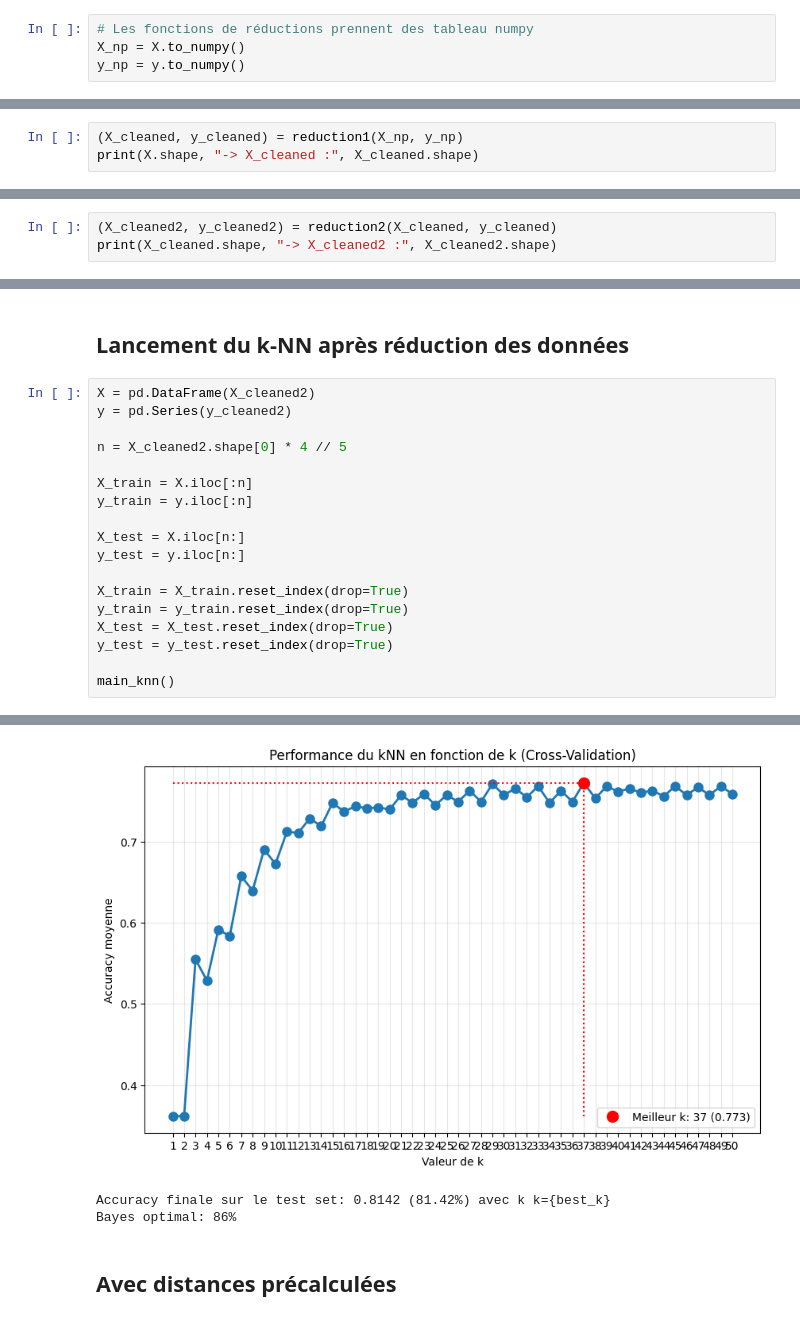
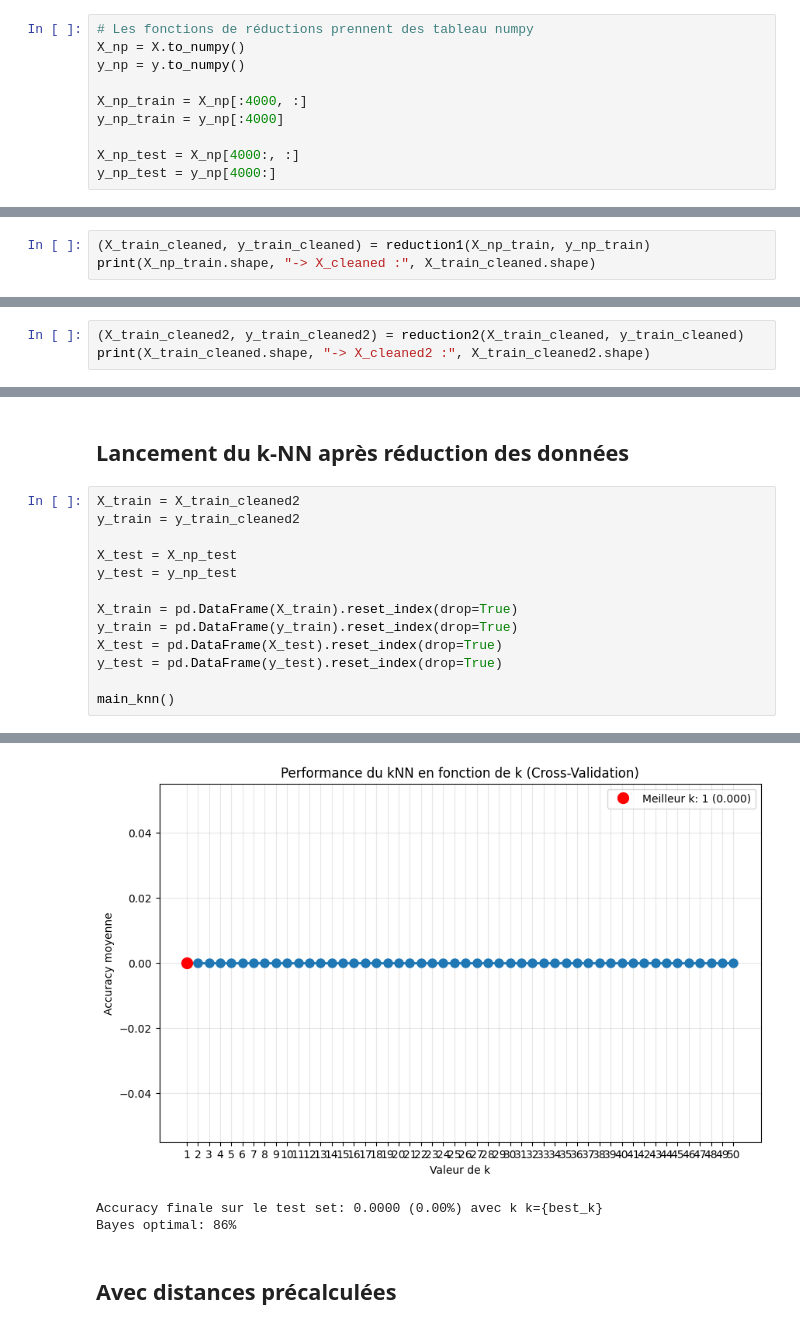
Before and after one commit to Fryzim/KNN-Classifier, a Jupyter notebook: projet.ipynb, the cells around one changed output, grey strips where cells are left out. Saved outputs shown, nothing was run; the diff lists cells and outputs as text.

```diff
--- a/projet.ipynb
+++ b/projet.ipynb
@@ -450,5 +450,11 @@ def pca(X, y, titre):
 # Les fonctions de réductions prennent des tableau numpy
 X_np = X.to_numpy()
 y_np = y.to_numpy()
+
+X_np_train = X_np[:4000, :]
+y_np_train = y_np[:4000]
+
+X_np_test = X_np[4000:, :]
+y_np_test = y_np[4000:]
 # %% [markdown]
 ### 1ère réduction
@@ -459,4 +461,4 @@ Passe de 5000 lignes à environ 4000
 # %%
-(X_cleaned, y_cleaned) = reduction1(X_np, y_np)
-print(X.shape, "-> X_cleaned :", X_cleaned.shape)
+(X_train_cleaned, y_train_cleaned) = reduction1(X_np_train, y_np_train)
+print(X_np_train.shape, "-> X_cleaned :", X_train_cleaned.shape)
 # %% [output]
@@ -470,4 +468,4 @@ Passe de ~4000 lignes à ~800-900 lignes
 # %%
-(X_cleaned2, y_cleaned2) = reduction2(X_cleaned, y_cleaned)
-print(X_cleaned.shape, "-> X_cleaned2 :", X_cleaned2.shape)
+(X_train_cleaned2, y_train_cleaned2) = reduction2(X_train_cleaned, y_train_cleaned)
+print(X_train_cleaned.shape, "-> X_cleaned2 :", X_train_cleaned2.shape)
 # %% [output]
@@ -485,21 +483,16 @@ pca(X_cleaned2, y_cleaned2, "Après suppression des données non pertinentes")
 # %% [markdown]
 ## Lancement du k-NN après réduction des données
 # %%
-X = pd.DataFrame(X_cleaned2)
-y = pd.Series(y_cleaned2)
+X_train = X_train_cleaned2
+y_train = y_train_cleaned2
 
-n = X_cleaned2.shape[0] * 4 // 5
+X_test = X_np_test
+y_test = y_np_test
 
-X_train = X.iloc[:n]
-y_train = y.iloc[:n]
-
-X_test = X.iloc[n:]
-y_test = y.iloc[n:]
-
-X_train = X_train.reset_index(drop=True)
-y_train = y_train.reset_index(drop=True)
-X_test = X_test.reset_index(drop=True)
-y_test = y_test.reset_index(drop=True)
+X_train = pd.DataFrame(X_train).reset_index(drop=True)
+y_train = pd.DataFrame(y_train).reset_index(drop=True)
+X_test = pd.DataFrame(X_test).reset_index(drop=True)
+y_test = pd.DataFrame(y_test).reset_index(drop=True)
 
 main_knn()
 # %% [output]
@@ -514,5 +507,5 @@ fold 5/5...
-[figure, old version]
+[figure, new version]
-Accuracy finale sur le test set: 0.8142 (81.42%) avec k k={best_k}
+Accuracy finale sur le test set: 0.0000 (0.00%) avec k k={best_k}
 Bayes optimal: 86%
 # %% [markdown]
 ## Avec distances précalculées
```
Also changed, not shown: parts of 25 cells of this notebook.
